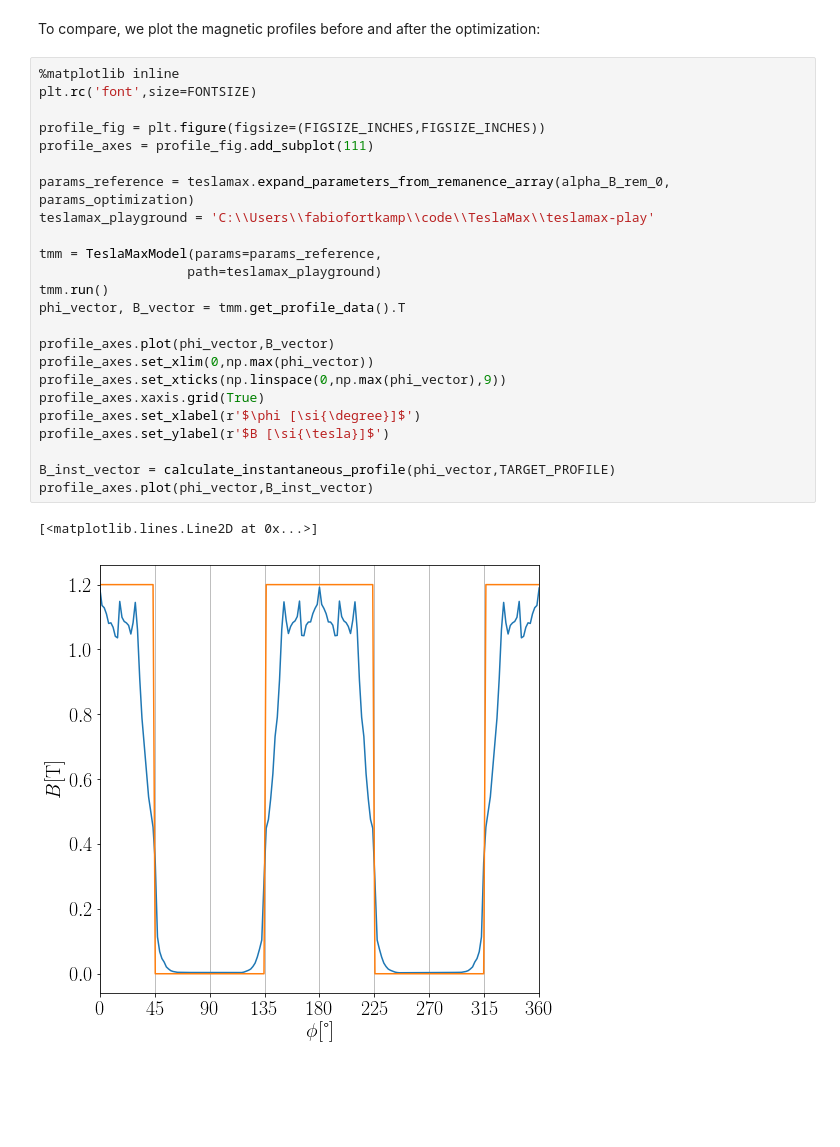
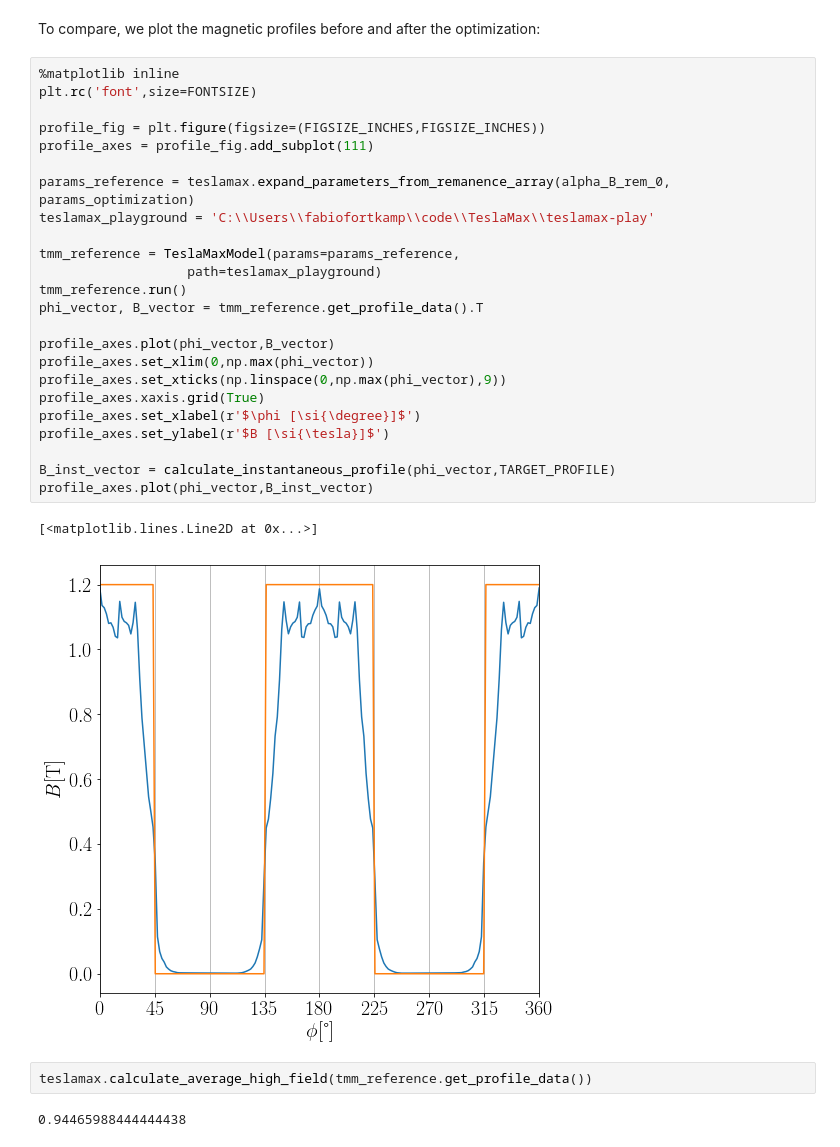
Before and after one commit to GabrielNandi/Gabriel-Garcia-Nandi, a Jupyter notebook: TeslaMax Optimization.ipynb, the cells around one changed output. Drawn from its saved outputs; the diff is of its cells as text; blank space fills up the shorter version.

Commit message:
Parameterized the functions to be used as objective functionals (to be able to test different ones) and calculated average fields for the reference and optimized parameters

```diff
--- a/TeslaMax Optimization.ipynb
+++ b/TeslaMax Optimization.ipynb
@@ -422,30 +427,34 @@ To compare, we plot the magnetic profiles before and after the optimization:
 # %%
 %matplotlib inline
 plt.rc('font',size=FONTSIZE)
 
 profile_fig = plt.figure(figsize=(FIGSIZE_INCHES,FIGSIZE_INCHES))
 profile_axes = profile_fig.add_subplot(111)
 
 params_reference = teslamax.expand_parameters_from_remanence_array(alpha_B_rem_0, params_optimization)
 teslamax_playground = 'C:\\Users\\fabiofortkamp\\code\\TeslaMax\\teslamax-play'
 
-tmm = TeslaMaxModel(params=params_reference,
+tmm_reference = TeslaMaxModel(params=params_reference,
                    path=teslamax_playground)
-tmm.run()
-phi_vector, B_vector = tmm.get_profile_data().T
+tmm_reference.run()
+phi_vector, B_vector = tmm_reference.get_profile_data().T
 
 profile_axes.plot(phi_vector,B_vector)
 profile_axes.set_xlim(0,np.max(phi_vector))
 profile_axes.set_xticks(np.linspace(0,np.max(phi_vector),9))
 profile_axes.xaxis.grid(True)
 profile_axes.set_xlabel(r'$\phi [\si{\degree}]$')
 profile_axes.set_ylabel(r'$B [\si{\tesla}]$')
 
 B_inst_vector = calculate_instantaneous_profile(phi_vector,TARGET_PROFILE)
 profile_axes.plot(phi_vector,B_inst_vector)
 # %% [output]
 [<matplotlib.lines.Line2D at 0x...>]
-[figure, old version]
+[figure, new version]
+# %%
+teslamax.calculate_average_high_field(tmm_reference.get_profile_data())
+# %% [output]
+0.94465988444444438
 # %%
 %matplotlib inline
 plt.rc('font',size=FONTSIZE)
```
Also changed, not shown: parts of 10 cells of this notebook, 3 other files.
